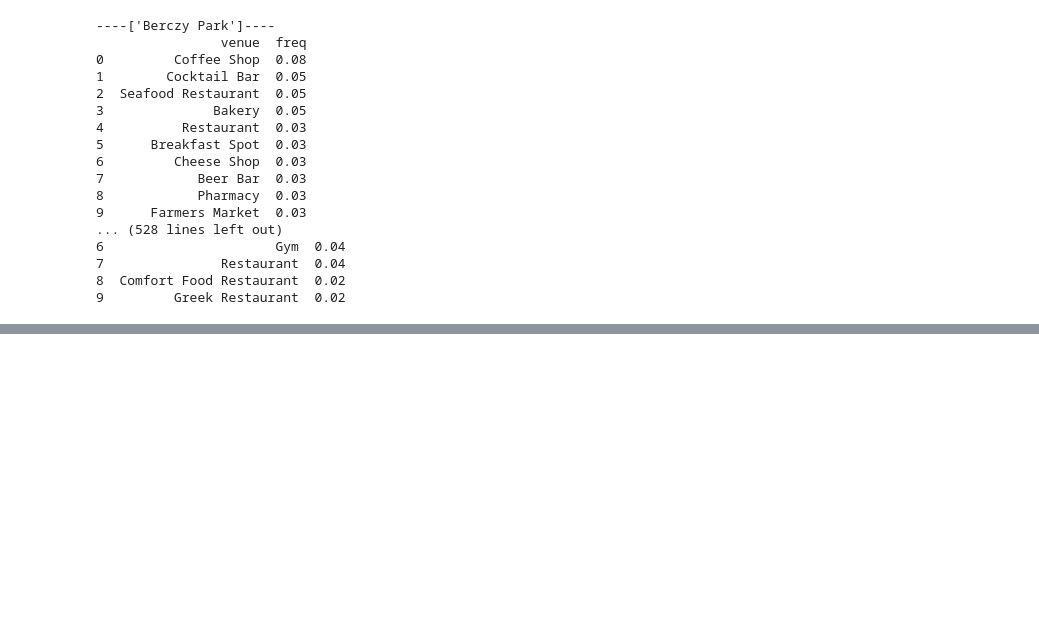
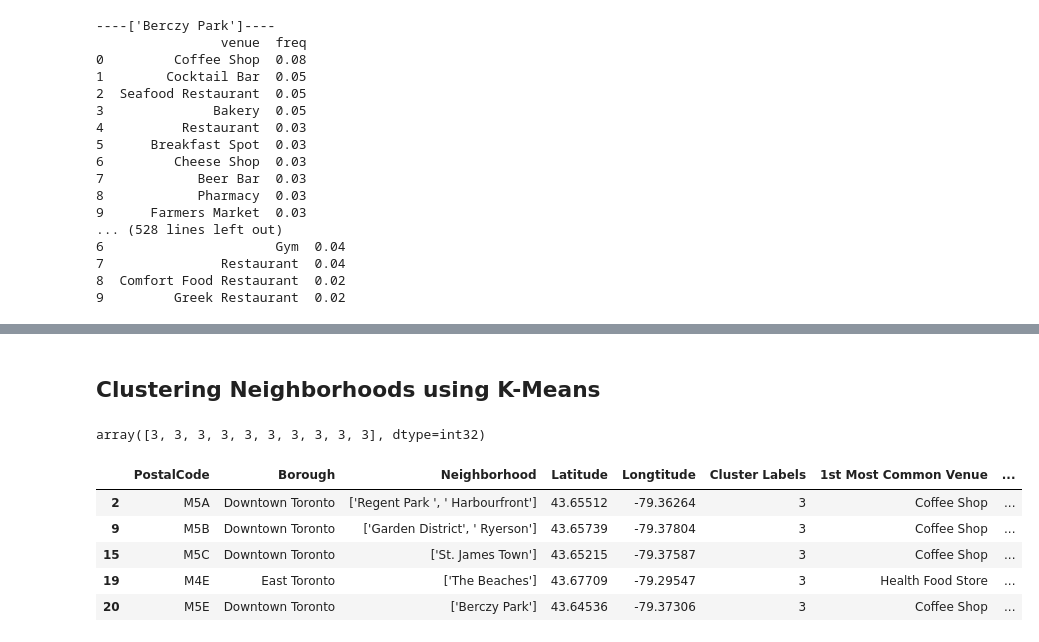
Before and after one commit to Stanley-Chan/Coursera_Capstone, a Jupyter notebook: Segmenting and Clustering Neighborhoods in Toronto.ipynb, the cells around one changed output, grey strips where cells are left out. Drawn from its saved outputs; the diff is of its cells as text; code cells hidden in the pictures; blank space fills up the shorter version.

```diff
--- a/Segmenting and Clustering Neighborhoods in Toronto.ipynb
+++ b/Segmenting and Clustering Neighborhoods in Toronto.ipynb
@@ -429,0 +466,32 @@ for hood in toronto_venues_grouped['Neighborhood']:
+# %% [markdown]
+## Clustering Neighborhoods using K-Means
+# %%
+# set number of clusters
+kclusters = 5
+
+toronto_venues_grouped_clustering = toronto_venues_grouped.drop('Neighborhood', 1)
+
+# run k-means clustering
+kmeans = KMeans(n_clusters=kclusters, random_state=0).fit(toronto_venues_grouped_clustering)
+
+# check cluster labels generated for each row in the dataframe
+kmeans.labels_[0:10]
+# %% [output]
+array([3, 3, 3, 3, 3, 3, 3, 3, 3, 3], dtype=int32)
+# %%
+# add clustering labels
+neighborhoods_venues_sorted.insert(0, 'Cluster Labels', kmeans.labels_)
+
+toronto_venues_merged = toronto_dataset
+
+# merge manhattan_grouped with manhattan_data to add latitude/longitude for each neighborhood
+toronto_venues_merged = toronto_venues_merged.join(neighborhoods_venues_sorted.set_index('Neighborhood'), on='Neighborhood')
+
+toronto_venues_merged.head() # check the last columns!
+# %% [output]
+|  | PostalCode | Borough | Neighborhood | Latitude | Longtitude | Cluster Labels | 1st Most Common Venue | ... |
+| 2 | M5A | Downtown Toronto | ['Regent Park ', ' Harbourfront'] | 43.65512 | -79.36264 | 3 | Coffee Shop | ... |
+| 9 | M5B | Downtown Toronto | ['Garden District', ' Ryerson'] | 43.65739 | -79.37804 | 3 | Coffee Shop | ... |
+| 15 | M5C | Downtown Toronto | ['St. James Town'] | 43.65215 | -79.37587 | 3 | Coffee Shop | ... |
+| 19 | M4E | East Toronto | ['The Beaches'] | 43.67709 | -79.29547 | 3 | Health Food Store | ... |
+| 20 | M5E | Downtown Toronto | ['Berczy Park'] | 43.64536 | -79.37306 | 3 | Coffee Shop | ... |
```
Also changed, not shown: parts of 2 cells of this notebook.
